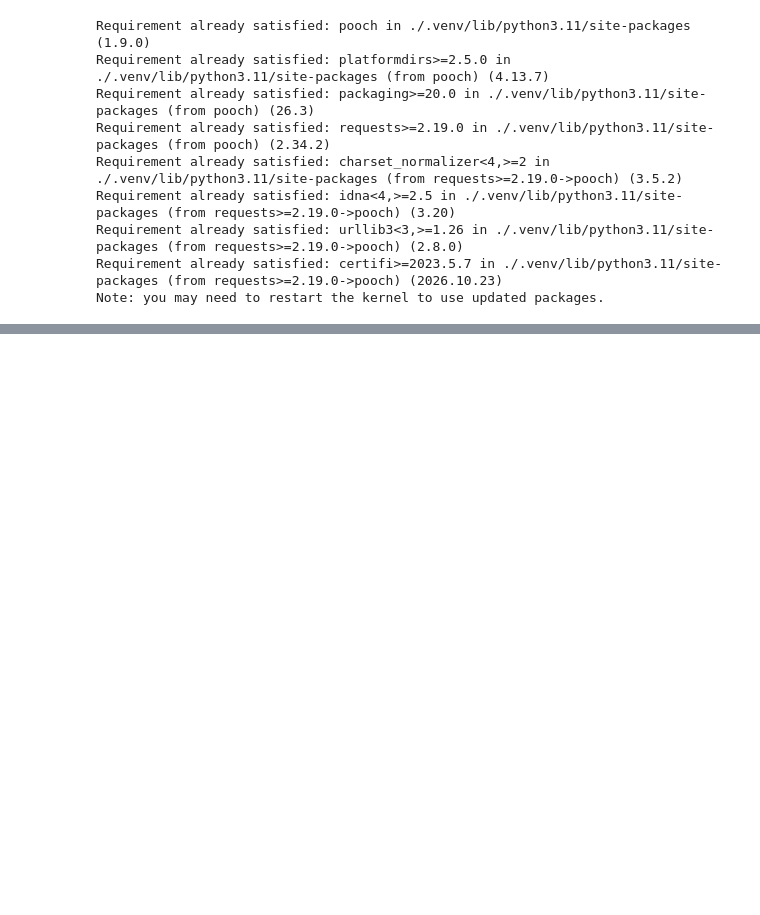
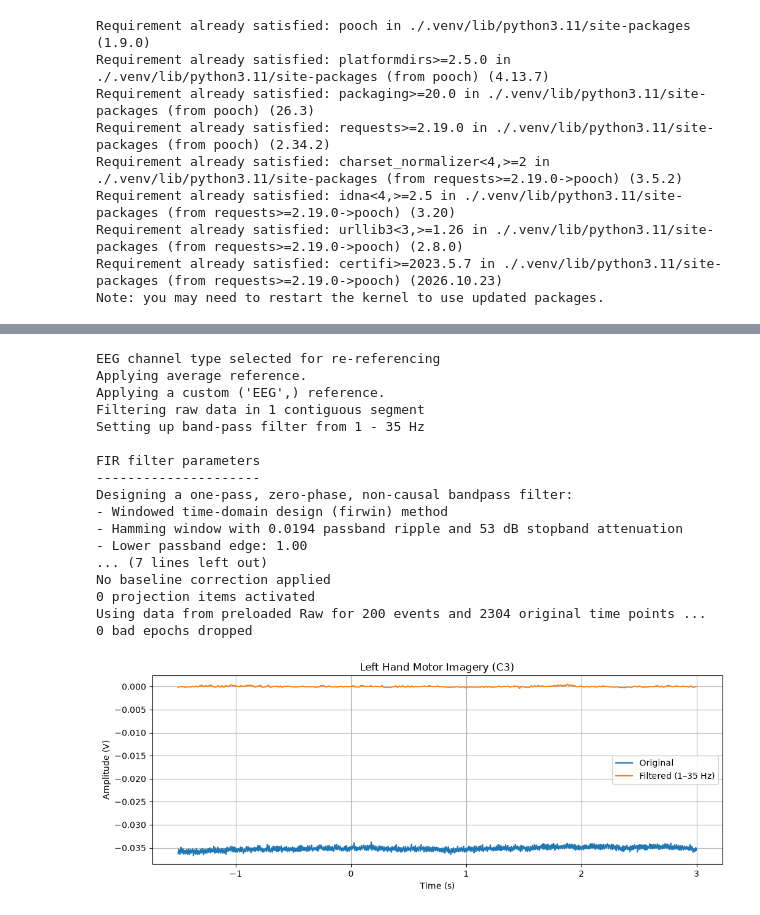
Before and after one commit to alarxx/BCI_Midterm_Project, a Jupyter notebook: project.ipynb, the cells around one changed output, grey strips where cells are left out. Saved outputs shown, nothing was run; the diff lists cells and outputs as text; code cells hidden in the pictures; blank space fills up the shorter version.

```diff
--- a/project.ipynb
+++ b/project.ipynb
@@ -188,0 +435,52 @@ print(files)
+# %%
+# Filter raw EEG
+filtered = raw.copy()
+filtered.set_eeg_reference("average")
+filtered.filter(l_freq=1, h_freq=35, picks="eeg")
+
+# Create filtered epochs
+filtered_epochs = mne.Epochs(
+    filtered,
+    events,
+    event_id={"left_hand": 1, "right_hand": 2},
+    tmin=-1.5,
+    tmax=3 - 1 / raw.info["sfreq"],
+    picks="eeg",
+    baseline=None,
+    preload=True
+)
+
+# First left-hand trial, C3
+before = signal
+after = filtered_epochs["left_hand"].get_data(picks=["C3"])[0, 0]
+
+plt.figure(figsize=(12, 4))
+
+plt.plot(time, before, label="Original")
+plt.plot(time, after, label="Filtered (1–35 Hz)")
+
+plt.xlabel("Time (s)")
+plt.ylabel("Amplitude (V)")
+plt.title("Left Hand Motor Imagery (C3)")
+plt.legend()
+plt.grid()
+plt.show()
+# %% [output]
+EEG channel type selected for re-referencing
+Applying average reference.
+Applying a custom ('EEG',) reference.
+Filtering raw data in 1 contiguous segment
+Setting up band-pass filter from 1 - 35 Hz
+
+FIR filter parameters
+---------------------
+Designing a one-pass, zero-phase, non-causal bandpass filter:
+- Windowed time-domain design (firwin) method
+- Hamming window with 0.0194 passband ripple and 53 dB stopband attenuation
+- Lower passband edge: 1.00
+... (7 lines left out)
+No baseline correction applied
+0 projection items activated
+Using data from preloaded Raw for 200 events and 2304 original time points ...
+0 bad epochs dropped
+[figure, added]
```
Also changed, not shown: parts of 27 cells of this notebook, 12 other files.
